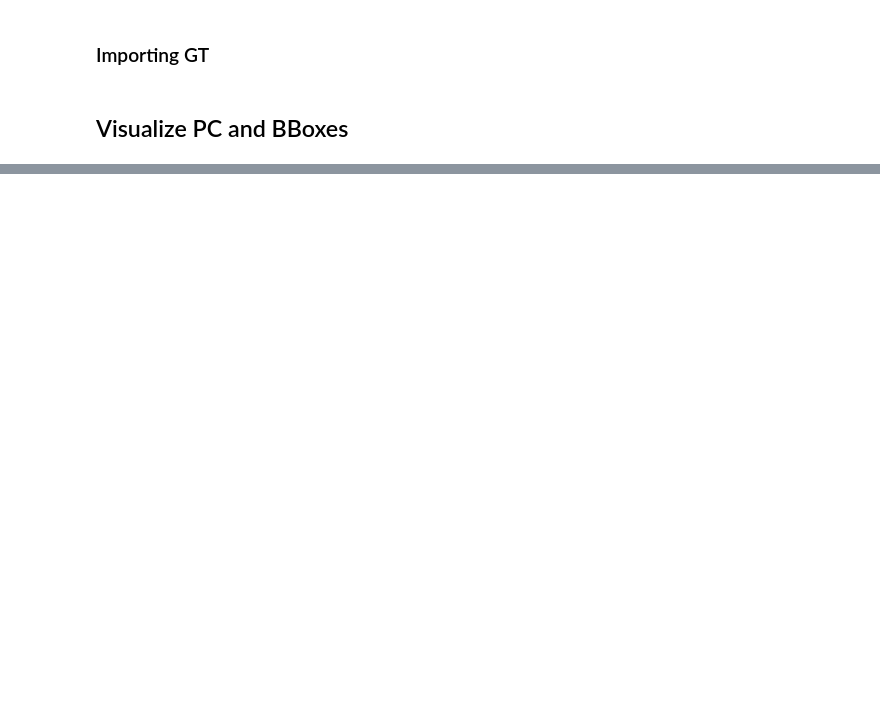
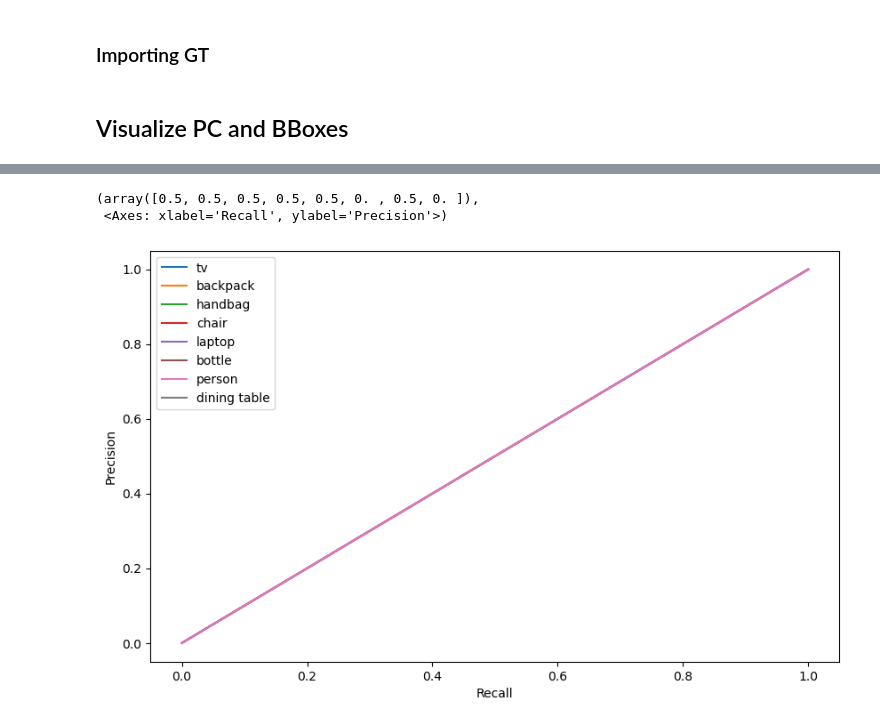
Before and after one commit to agoniko/s_map, a Jupyter notebook: notebooks/evaluation.ipynb, the cells around one changed output, grey strips where cells are left out. Saved outputs shown, nothing was run; the diff lists cells and outputs as text; code cells hidden in the pictures; blank space fills up the shorter version.

```diff
--- a/notebooks/evaluation.ipynb
+++ b/notebooks/evaluation.ipynb
@@ -423,3 +348,70 @@ AP: 0.40909090909090906
+# %%
+from sklearn.metrics import precision_score, recall_score, f1_score, accuracy_score
+
+def compute_metrics_from_confusion_matrix(conf_matrix, num_classes):
+    y_true = []
+    y_pred = []
+
+    for i in range(num_classes + 1):
+        for j in range(num_classes + 1):
+            y_true.extend([i] * conf_matrix[i, j])
+            y_pred.extend([j] * conf_matrix[i, j])
+
+    precision = precision_score(y_true, y_pred, average=None, labels=range(num_classes + 1))
+    recall = recall_score(y_true, y_pred, average=None, labels=range(num_classes + 1))
+    f1 = f1_score(y_true, y_pred, average=None, labels=range(num_classes + 1))
+    accuracy = accuracy_score(y_true, y_pred, normalize=True)
+
+    return precision[:-1], recall[:-1], f1[:-1], accuracy
+
+precision, recall, f1, accuracy = compute_metrics_from_confusion_matrix(conf_matrix, len(label2idx))
+# %%
+def AP(matching, phantom_preds, missed_gt, label2idx, return_ax_plot=False):
+    precisions, recalls, f1s, accuracies = [], [], [], []
+
+    for thr in np.linspace(0, 1, 100):
+        conf_matrix = compute_confusion_matrix(matching, phantom_preds, missed_gt, label2idx, iou_threshold=thr)
+        precision, recall, f1, accuracy = compute_metrics_from_confusion_matrix(conf_matrix, len(label2idx))
+        precisions.append(precision)
+        recalls.append(recall)
+        f1s.append(f1)
+        accuracies.append(accuracy)
+
+    precisions = np.array(precisions)
+    recalls = np.array(recalls)
+    f1s = np.array(f1s)
+    accuracies = np.array(accuracies)
+
+    num_thresholds, num_classes = precisions.shape
+    ap = np.zeros(num_classes)
+
+    for i in range(num_classes):
+        # Ensure recall is sorted in ascending order
+        recall_sorted_indices = np.argsort(recalls[:, i])
+        sorted_recall = recalls[recall_sorted_indices, i]
+        sorted_precision = precisions[recall_sorted_indices, i]
+
+        # Calculate AP using the trapezoidal rule
+        ap[i] = np.trapz(sorted_precision, sorted_recall)
+
+    if return_ax_plot:
+        fig, ax = plt.subplots(1, 1, figsize=(10, 6))
+        for i in range(num_classes):
+            ax.plot(recalls[:, i], precisions[:, i], label=id2label[i])
+        ax.set_xlabel('Recall')
+        ax.set_ylabel('Precision')
+        ax.legend()
+
+        return ap, ax
+
+    return ap, None
+
+
+AP(matching, phantom_preds, missed_gt, label2idx, True)
+# %% [output]
+(array([0.5, 0.5, 0.5, 0.5, 0.5, 0. , 0.5, 0. ]),
+ <Axes: xlabel='Recall', ylabel='Precision'>)
+[figure, added]
 # %%
 import matplotlib.pyplot as plt
 
```
Also changed, not shown: parts of 21 cells of this notebook, 9 other files.
